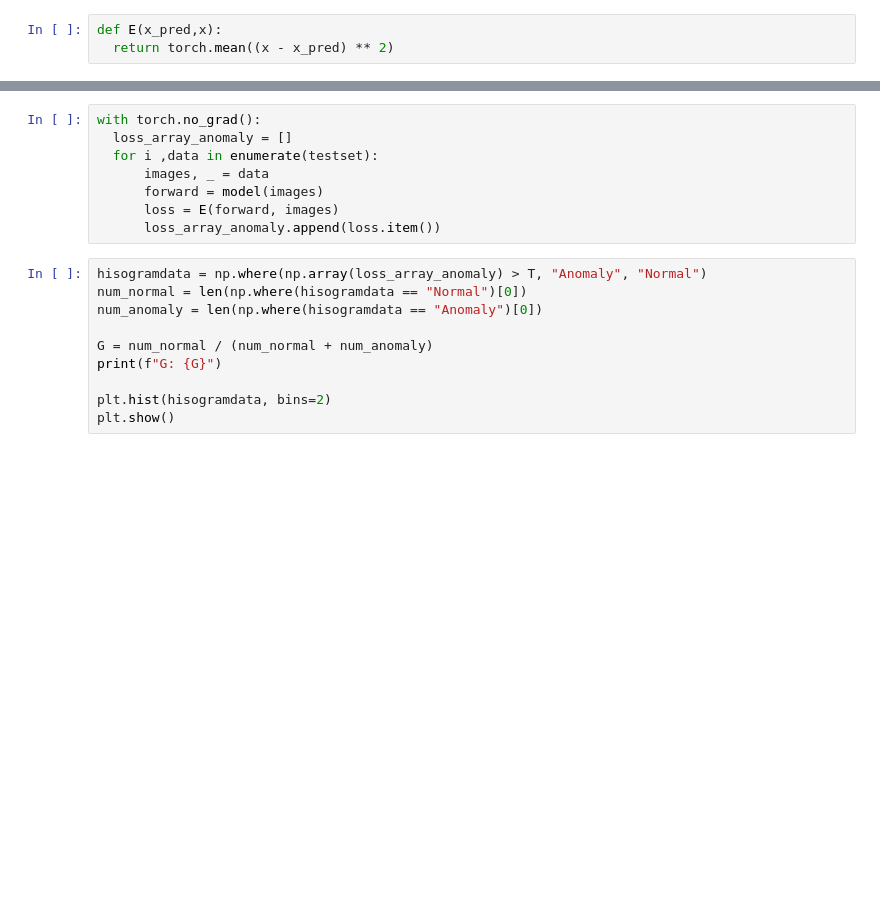
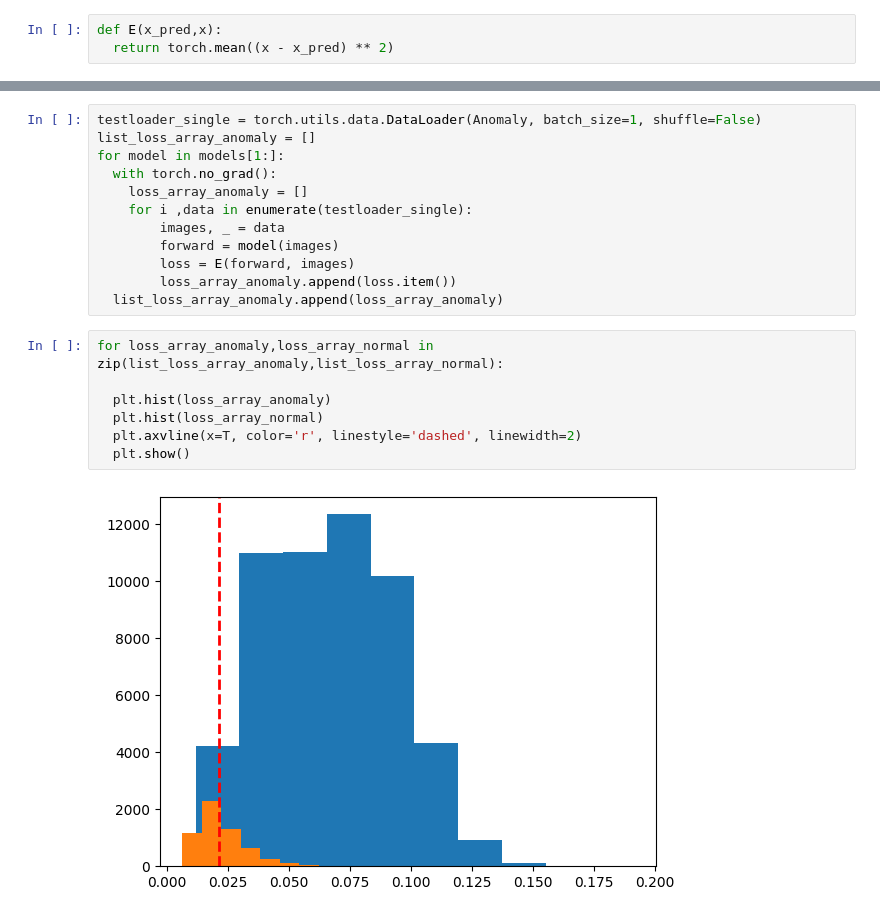
Before and after one commit to Awerdos/Anomaly-Detection-with-AutoEncoder, a Jupyter notebook: AutoEncoder.ipynb, the cells around one changed output, grey strips where cells are left out. Saved outputs shown, nothing was run; the diff lists cells and outputs as text; blank space fills up the shorter version.

```diff
--- a/AutoEncoder.ipynb
+++ b/AutoEncoder.ipynb
@@ -213,18 +293,21 @@ imshow(torchvision.utils.make_grid(images))
 # %%
-with torch.no_grad():
-  loss_array_anomaly = []
-  for i ,data in enumerate(testset):
-      images, _ = data
-      forward = model(images)
-      loss = E(forward, images)
-      loss_array_anomaly.append(loss.item())
+testloader_single = torch.utils.data.DataLoader(Anomaly, batch_size=1, shuffle=False)
+list_loss_array_anomaly = []
+for model in models[1:]:
+  with torch.no_grad():
+    loss_array_anomaly = []
+    for i ,data in enumerate(testloader_single):
+        images, _ = data
+        forward = model(images)
+        loss = E(forward, images)
+        loss_array_anomaly.append(loss.item())
+  list_loss_array_anomaly.append(loss_array_anomaly)
-# %%
-hisogramdata = np.where(np.array(loss_array_anomaly) > T, "Anomaly", "Normal")
-num_normal = len(np.where(hisogramdata == "Normal")[0])
-num_anomaly = len(np.where(hisogramdata == "Anomaly")[0])
-
-G = num_normal / (num_normal + num_anomaly)
-print(f"G: {G}")
-
-plt.hist(hisogramdata, bins=2)
-plt.show()
+# %%
+for loss_array_anomaly,loss_array_normal in zip(list_loss_array_anomaly,list_loss_array_normal):
+
+  plt.hist(loss_array_anomaly)
+  plt.hist(loss_array_normal)
+  plt.axvline(x=T, color='r', linestyle='dashed', linewidth=2)
+  plt.show()
+# %% [output]
+[figure, added]
```
Also changed, not shown: parts of 13 cells of this notebook.
